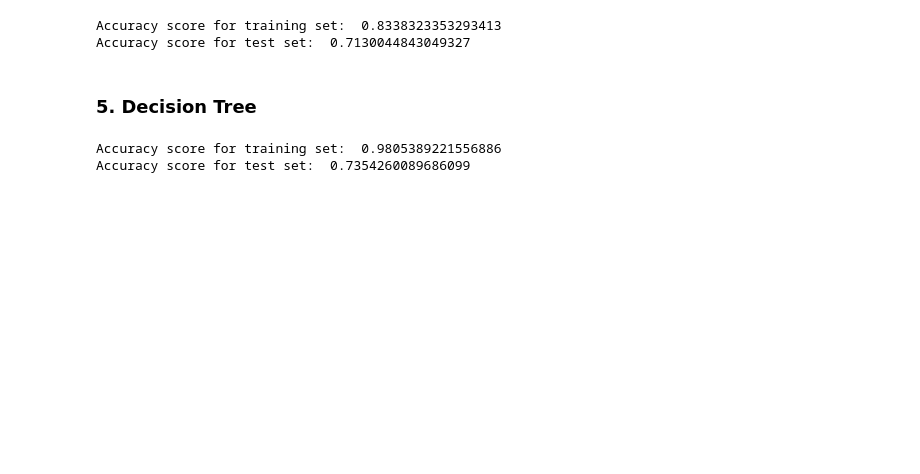
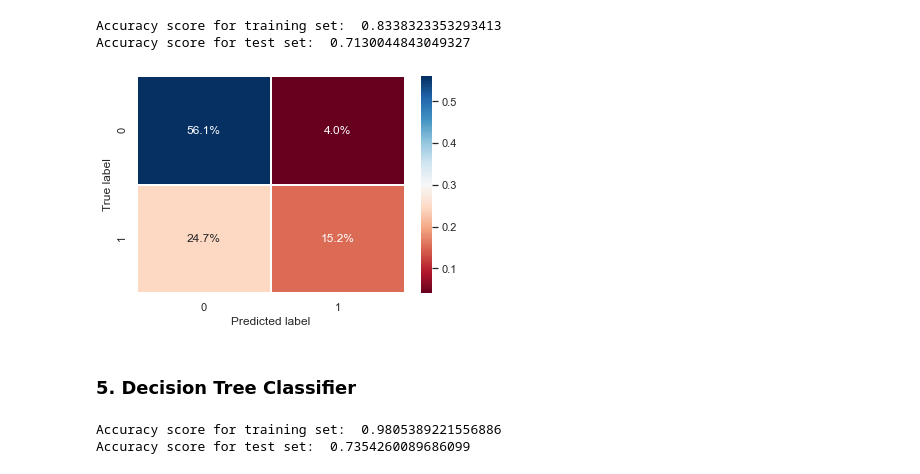
Before and after one commit to golecalicja/titanic-survivor-prediction, a Jupyter notebook: Titanic Survivor Prediction.ipynb, the cells around one changed output. Drawn from its saved outputs; the diff is of its cells as text; code cells hidden in the pictures; blank space fills up the shorter version.

```diff
--- a/Titanic Survivor Prediction.ipynb
+++ b/Titanic Survivor Prediction.ipynb
@@ -689,8 +721,13 @@ print('Accuracy score for test set: ', test_accuracy)
 # %% [output]
 Accuracy score for training set:  0.8338323353293413
 Accuracy score for test set:  0.7130044843049327
+# %%
+y_pred = model.predict(x_test)
+helpers.create_confusion_matrix(y_test, y_pred)
+# %% [output]
+[figure, added]
 # %% [markdown]
-### 5. Decision Tree
+### 5. Decision Tree Classifier
 # %%
 from sklearn.tree import DecisionTreeClassifier
 
```
Also changed, not shown: parts of 8 cells of this notebook.
